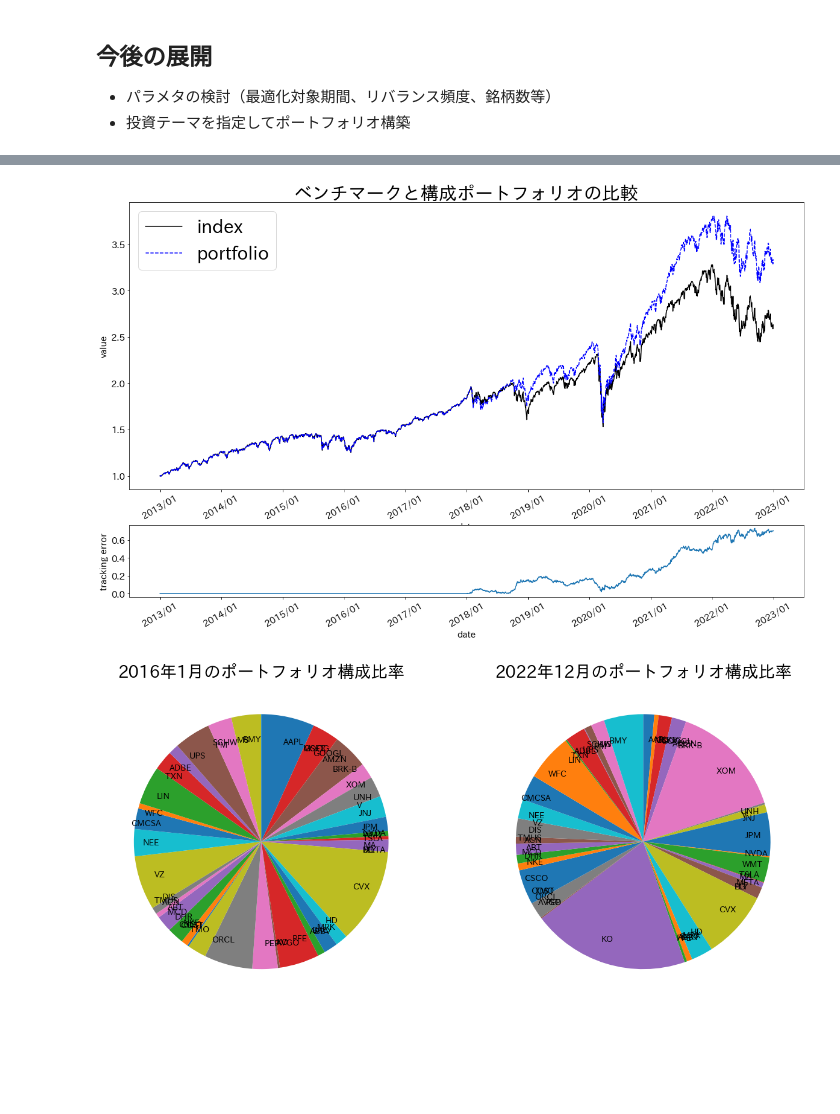
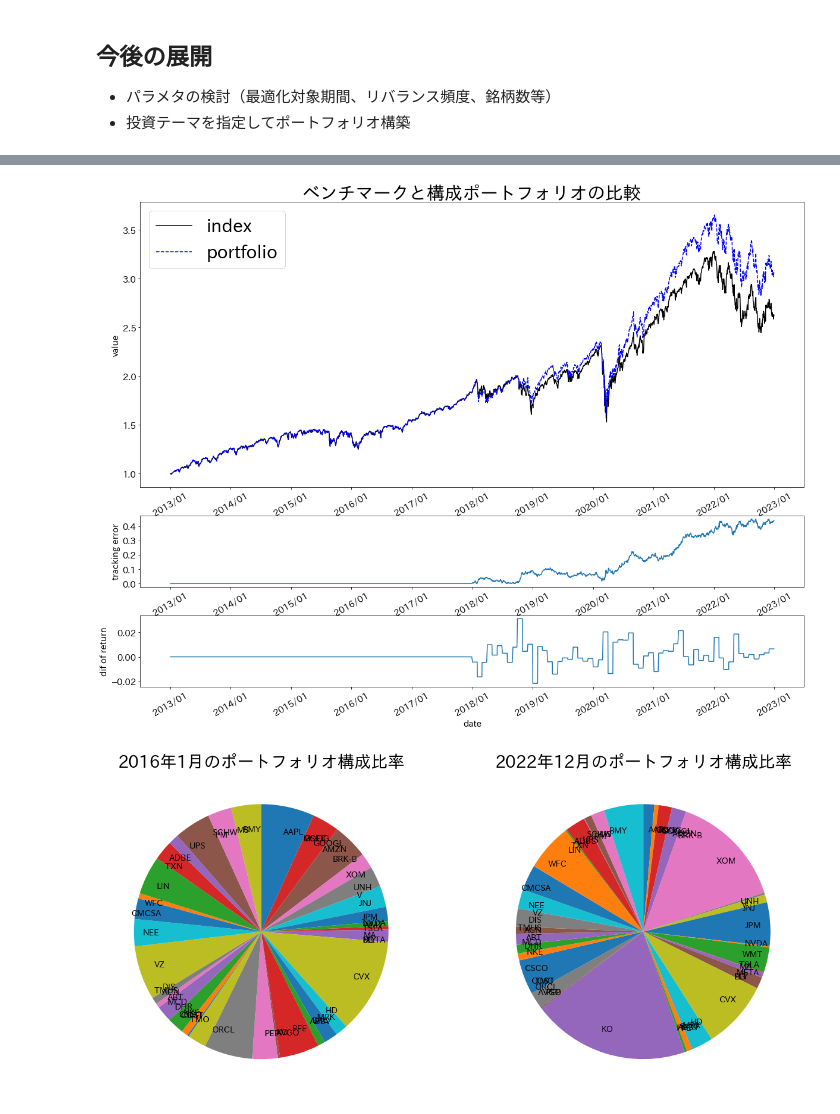
Before and after one commit to 892nske/direct-indexing, a Jupyter notebook: di_backtest.ipynb, the cells around one changed output, grey strips where cells are left out. Saved outputs shown, nothing was run; the diff lists cells and outputs as text; code cells hidden in the pictures; blank space fills up the shorter version.

```diff
--- a/di_backtest.ipynb
+++ b/di_backtest.ipynb
@@ -67,7 +67,7 @@ data = pd.read_csv('./data/'+tickers[0]+'.csv')
 data = data.drop(['Open', 'High','Low','Close','Adj Close','Volume'], axis=1)
 for ticker in tickers:
     d = pd.read_csv('./data/'+ticker+'.csv')
-    d = d.drop(['Open', 'High','Low','Close','Volume'], axis=1)
+    d = d.drop(['Open', 'High','Low','Adj Close','Volume'], axis=1)
     d = d.rename(columns={'Close': ticker})
     data = pd.merge(data,d,on='Date')
 # %%
@@ -147,7 +146,7 @@ for i in range(120 - mon_window):
     w[w<0]=0
     w=w/w.sum()
     w_init = w
-    # 計算期間の最後のウェイトを運用機関の初期値とする
+    # 計算期間の最後のウェイトを運用期間の初期値とする
     calc = asset*np.expand_dims(w, 0)
     al = calc[-1,:]
     w = al/al.sum()
@@ -164,25 +163,11 @@ for i in range(120 - mon_window):
     d = d*di.at[dstartm1,'return']
     d = np.expand_dims(d, 1)
     di[dstart:dend]=d
-
-#     asset_last = asset[-1,:]
-#     w = w*asset_last
-#     w=w/w.sum()
-#     wt = np.expand_dims(w, 0)
-#     dstart = cal.query('mon >= '+str(end+1)+' and mon <= '+str(end+1))['Date'].min()
-#     dend = cal.query('mon >= '+str(end+1)+' and mon <= '+str(end+1))['Date'].max()
-#     dstartm1 = cal.query('mon >= '+str(end)+' and mon <= '+str(end))['Date'].max()
-#     rtmp=R[dstartm1:dend]
-#     rtmp = rtmp.pct_change()
-#     rtmp = rtmp.dropna()
-#     rtmp = rtmp + 1
-#     # ポートフォリオ時価総額計算
-#     dim1 = di[dstartm1:dstartm1].values
-#     w = dim1*w
-#     w = np.squeeze(w)
-#     d = rtmp.values@w
-#     d = np.expand_dims(d, 1)
-#     di[dstart:dend]=d
+    # 運用期間でのポートフォリオとベンチマークのリターンを求める
+    Btmp = Benchmark[dstart:dend].values
+    r_p = d[-1,0]/d[0,0]-1
+    r_b = Btmp[-1,0]/Btmp[0,0]-1
+    rdifs[dstart:dend] = r_p - r_b
 # %%
 import plotly.graph_objects as go
 from plotly.subplots import make_subplots
@@ -215,36 +200,45 @@ di.to_csv('d.csv')
 # %%
 import japanize_matplotlib
 import matplotlib.pyplot as plt
 import matplotlib.gridspec as gridspec
 from matplotlib import dates as mdates
 
-heights = [4, 1]
-fig = plt.figure(figsize=(20, 12))
-spec = fig.add_gridspec(ncols=1, nrows=2,  height_ratios=heights)
+heights = [4, 1, 1]
+fig = plt.figure(figsize=(20, 15))
+spec = fig.add_gridspec(ncols=1, nrows=3,  height_ratios=heights)
 ax = fig.add_subplot(spec[0, 0])
 ax.plot(pd.to_datetime(Benchmark.index),Benchmark,c='k')
 ax.plot(pd.to_datetime(di.index),di,c='b',linestyle="--")
 ax.legend(labels=['index','portfolio'],fontsize=30)
 ax.set_xlabel('date', size=15)
 ax.set_ylabel('value', size=15)
 ax.set_title('ベンチマークと構成ポートフォリオの比較', fontsize=30)
 plt.xticks(fontsize=15)
 plt.yticks(fontsize=15)
 plt.xticks(rotation=30)
 plt.gca().xaxis.set_major_formatter(mdates.DateFormatter('%Y/%m'))
 
 ax = fig.add_subplot(spec[1, 0])
 ax.plot(pd.to_datetime(Benchmark.index),((Benchmark['return']-di['return'])**2)**0.5)
 ax.set_xlabel('date', size=15)
 ax.set_ylabel('tracking error', size=15)
 plt.xticks(fontsize=15)
 plt.yticks(fontsize=15)
 plt.xticks(rotation=30)
 plt.gca().xaxis.set_major_formatter(mdates.DateFormatter('%Y/%m'))
 
+ax = fig.add_subplot(spec[2, 0])
+ax.plot(pd.to_datetime(Benchmark.index),rdifs['r_dif'])
+ax.set_xlabel('date', size=15)
+ax.set_ylabel('dif of return', size=15)
+plt.xticks(fontsize=15)
+plt.yticks(fontsize=15)
+plt.xticks(rotation=30)
+plt.gca().xaxis.set_major_formatter(mdates.DateFormatter('%Y/%m'))
+
 fig.savefig("di.png")
 # %% [output]
-[figure, old version]
+[figure, new version]
 # %%
 fig = plt.figure(figsize=(15, 10))
 ax = fig.add_subplot(121)
```
Also changed, not shown: parts of 3 cells of this notebook.
